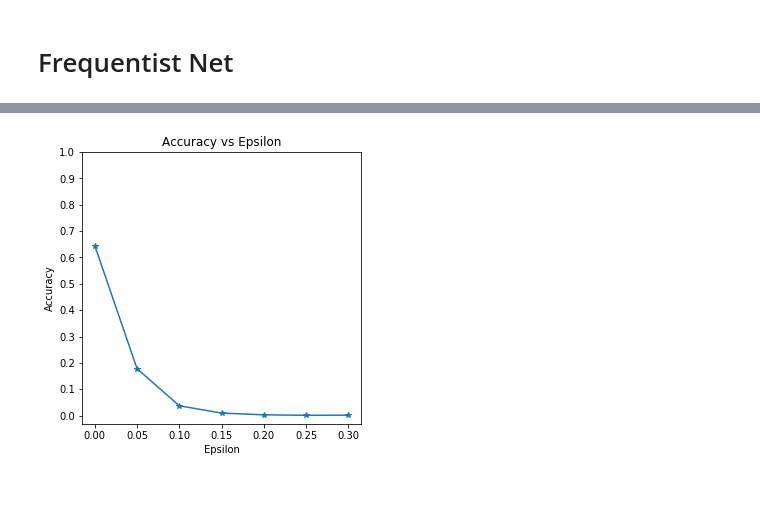
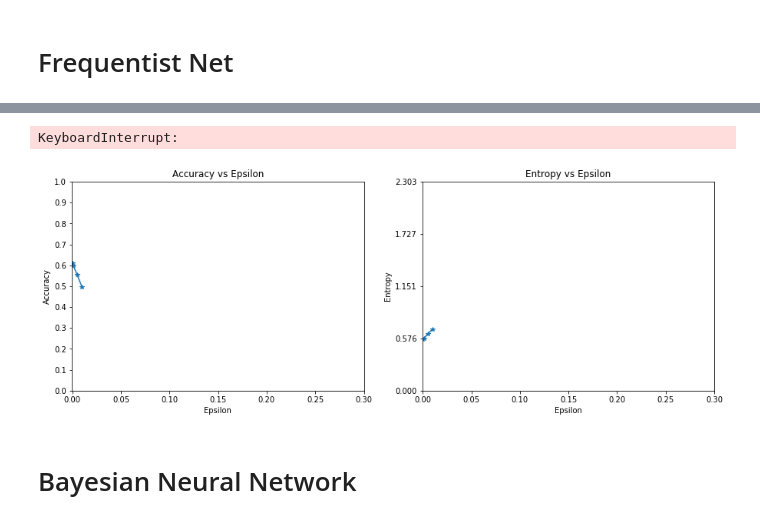
Before and after one commit to DenisBless/Bayesian-Resnet, a Jupyter notebook: adversarial_attacks.ipynb, the cells around one changed output, grey strips where cells are left out. Drawn from its saved outputs; the diff is of its cells as text; code cells hidden in the pictures; blank space fills up the shorter version.

```diff
--- a/adversarial_attacks.ipynb
+++ b/adversarial_attacks.ipynb
@@ -20,11 +167,12 @@ import matplotlib.pyplot as plt
 # Setup
 # %%
 use_cuda = torch.cuda.is_available()
+device = torch.device('cuda') if torch.cuda.is_available() else torch.device('cpu')
 
 learning_rate = 0.001
-weight_decay = 0
+weight_decay = 1e-3
 batch_size = 16
-num_epochs = 7
+num_epochs = 80
 # %%
 # convert data to a normalized torch.FloatTensor
 transform = transforms.Compose([
@@ -53,7 +201,7 @@ device = torch.device("cuda" if (use_cuda and torch.cuda.is_available()) else "c
 model = Net().to(device)
 
 criterion=nn.CrossEntropyLoss()
-optimizer = optim.Adam(model.parameters(), lr=learning_rate)
+optimizer = optim.Adam(model.parameters(), lr=learning_rate, weight_decay=weight_decay)
 # %%
 frequentist_train_acc = []
 frequentist_val_acc = []
@@ -279,5 +425,18 @@ Epsilon: 0.3    Test Accuracy = 16 / 10000 = 0.0016
 # %%
-plt.figure(figsize=(5,5))
+accuracies = []
+examples = []
+
+epsilons = [.05, .1, .15, .2, .25, .3]
+#epsilons = [0, .001, .005, .01]
+num_samples = 10
+
+# Run test for each epsilon
+for eps in epsilons:
+    acc, ex = entropy_vs_eps(model, device, test_loader, eps, num_samples)
+    accuracies.append(accuracies)
+    examples.append(ex)
+
+ax = fig.add_subplot()
 plt.plot(epsilons, accuracies, "*-")
 plt.yticks(np.arange(0, 1.1, step=0.1))
 plt.xticks(np.arange(0, .35, step=0.05))
@@ -286,4 +445,30 @@ plt.xlabel("Epsilon")
 plt.ylabel("Accuracy")
 plt.show()
 # %% [output]
-[figure, removed]
+KeyboardInterrupt:
+# %%
+# fig, ax_array = plt.subplots(num_epochs, int(len(var_list)/num_epochs))
+
+fig = plt.figure(figsize=(15,5))
+plt.subplots_adjust(hspace=2)
+
+ax = fig.add_subplot(1, 2, 1)
+plt.plot(epsilons, accuracies, "*-")
+plt.yticks(np.arange(0, 1.1, step=0.1))
+plt.xticks(np.arange(0, .35, step=0.05))
+plt.title("Accuracy vs Epsilon")
+plt.xlabel("Epsilon")
+plt.ylabel("Accuracy")
+
+ax = fig.add_subplot(1, 2, 2)
+plt.plot(epsilons, entropies, "*-")
+plt.yticks(np.linspace(0, max_entropy, 5))
+plt.xticks(np.arange(0, .35, step=0.05))
+plt.title("Entropy vs Epsilon")
+plt.xlabel("Epsilon")
+plt.ylabel("Entropy")
+plt.show()
+# %% [output]
+[figure, added]
+# %% [markdown]
+# Bayesian Neural Network
```
Also changed, not shown: parts of 20 cells of this notebook, 1 other file.
